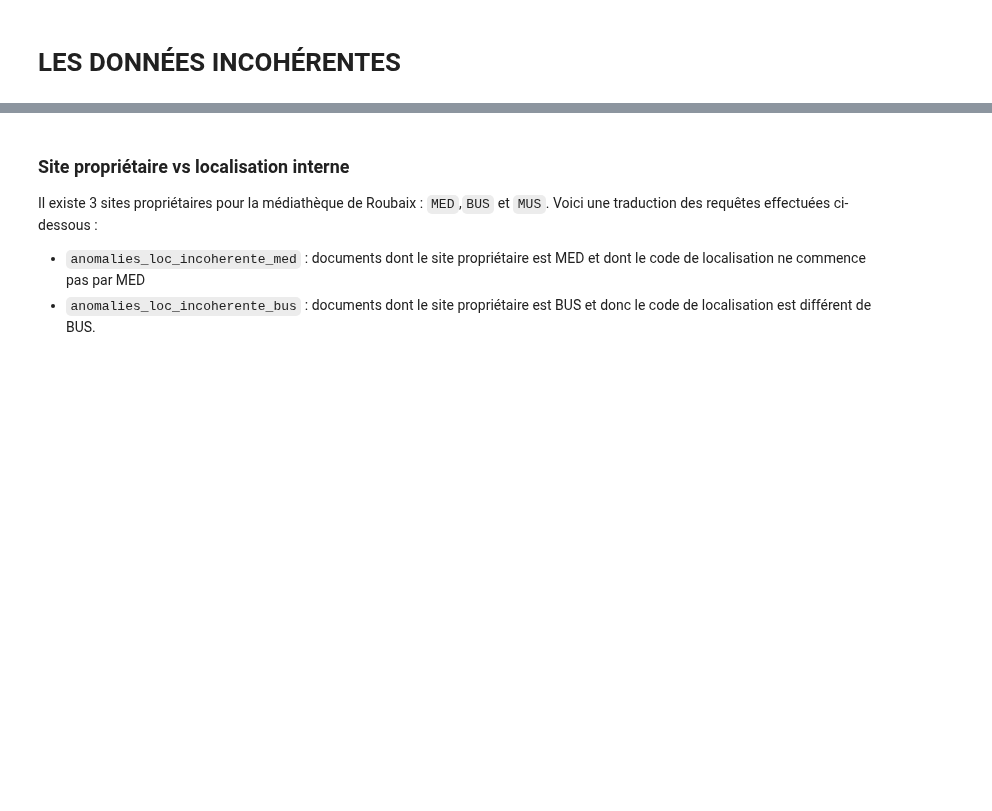
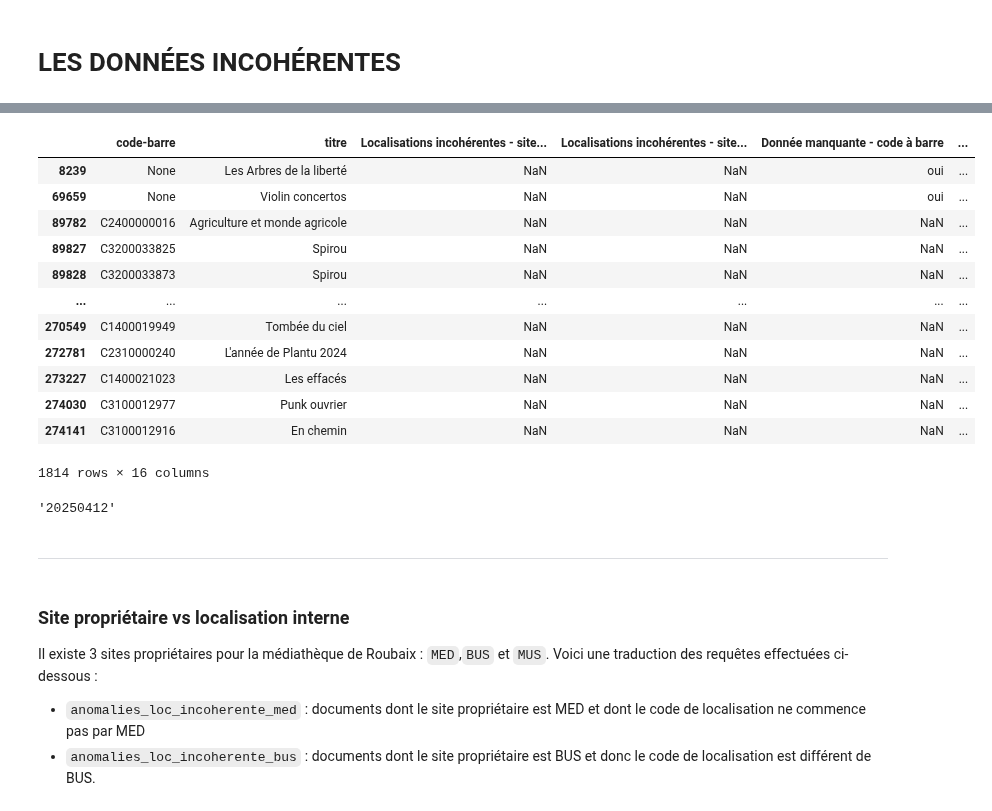
Before and after one commit to medrbx/kibini2, a Jupyter notebook: kibini/adm_analyse_exemplaires.ipynb, the cells around one changed output, grey strips where cells are left out. Saved outputs shown, nothing was run; the diff lists cells and outputs as text; code cells hidden in the pictures; blank space fills up the shorter version.

Commit message:
maj scritp aprtie H temporaire pour notebook sll + modifs analyses anomalies exemplaires

```diff
--- a/kibini/adm_analyse_exemplaires.ipynb
+++ b/kibini/adm_analyse_exemplaires.ipynb
@@ -335,0 +469,35 @@ Le notebook a été executé pour la dernière fois le 2024-09-04 10:31:14.98402
+# %%
+columns2export = ['code-barre',
+                  'titre',
+                  'Localisations incohérentes - site MED',
+                  'Localisations incohérentes - site BUS',
+                  'Donnée manquante - code à barre',
+                  'Donnée manquante - collection',
+                  'Donnée manquante - cote',
+                  'Donnée manquante - localisation',
+                  'Donnée manquante - prix',
+                  'Donnée manquante - type de support',
+                  "Statut Abimé et en réparation depuis plus d'1 an",
+                  "Statut Perdu depuis",
+                  "Statut En commande depuis plus de 6 mois",
+                  "Statut En traitement depuis plus de 6 mois",
+                  "Statut En retrait depuis plus de 6 mois",
+                  "Statut Sorti des collections depuis 6 mois et pas supprimé"
+                 ]
+items_anomalies = items[columns2export]
+# %%
+items_anomalies[items_anomalies['Donnée manquante - collection']=='oui']
+# %% [output]
+|  | code-barre | titre | Localisations incohérentes - site... | Localisations incohérentes - site... | Donnée manquante - code à barre | ... |
+| 8239 | None | Les Arbres de la liberté | NaN | NaN | oui | ... |
+| 69659 | None | Violin concertos | NaN | NaN | oui | ... |
+| 89782 | C2400000016 | Agriculture et monde agricole | NaN | NaN | NaN | ... |
+| 89827 | C3200033825 | Spirou | NaN | NaN | NaN | ... |
+| 89828 | C3200033873 | Spirou | NaN | NaN | NaN | ... |
+| ... | ... | ... | ... | ... | ... | ... |
+| 270549 | C1400019949 | Tombée du ciel | NaN | NaN | NaN | ... |
+| 272781 | C2310000240 | L'année de Plantu 2024 | NaN | NaN | NaN | ... |
+| 273227 | C1400021023 | Les effacés | NaN | NaN | NaN | ... |
+| 274030 | C3100012977 | Punk ouvrier | NaN | NaN | NaN | ... |
+| 274141 | C3100012916 | En chemin | NaN | NaN | NaN | ... |
+1814 rows × 16 columns
@@ -335,0 +508,4 @@ Le notebook a été executé pour la dernière fois le 2024-09-04 10:31:14.98402
+# %%
+file_timestamp
+# %% [output]
+'20250412'
@@ -336,3 +514,5 @@ Le notebook a été executé pour la dernière fois le 2024-09-04 10:31:14.98402
+# %% [markdown]
+----
 # %% [markdown]
 ### Site propriétaire vs localisation interne
 Il existe 3 sites propriétaires pour la médiathèque de Roubaix : `MED`,`BUS` et `MUS`. Voici une traduction des requêtes effectuées ci-dessous :
```
Also changed, not shown: parts of 22 cells of this notebook, 1 other file.
